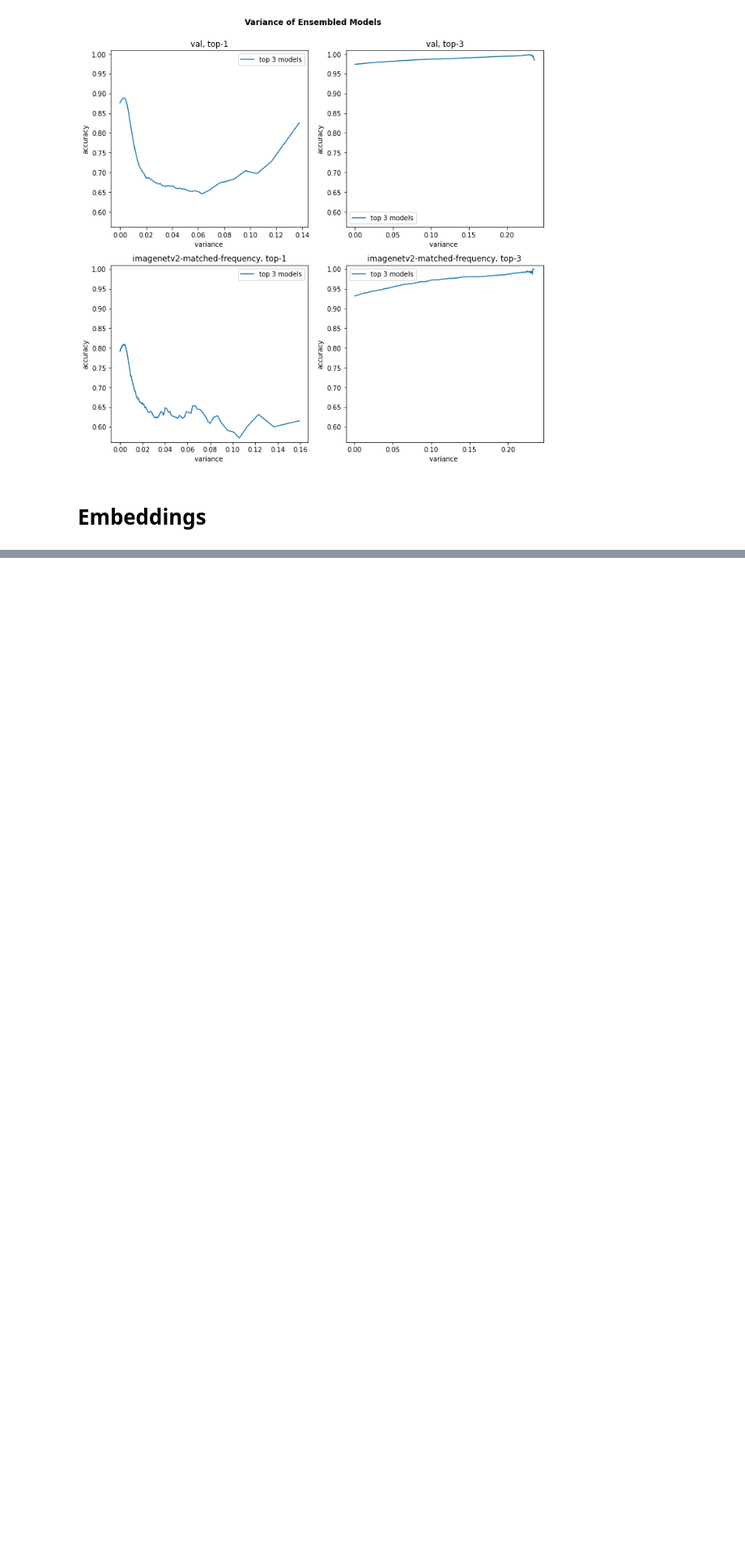
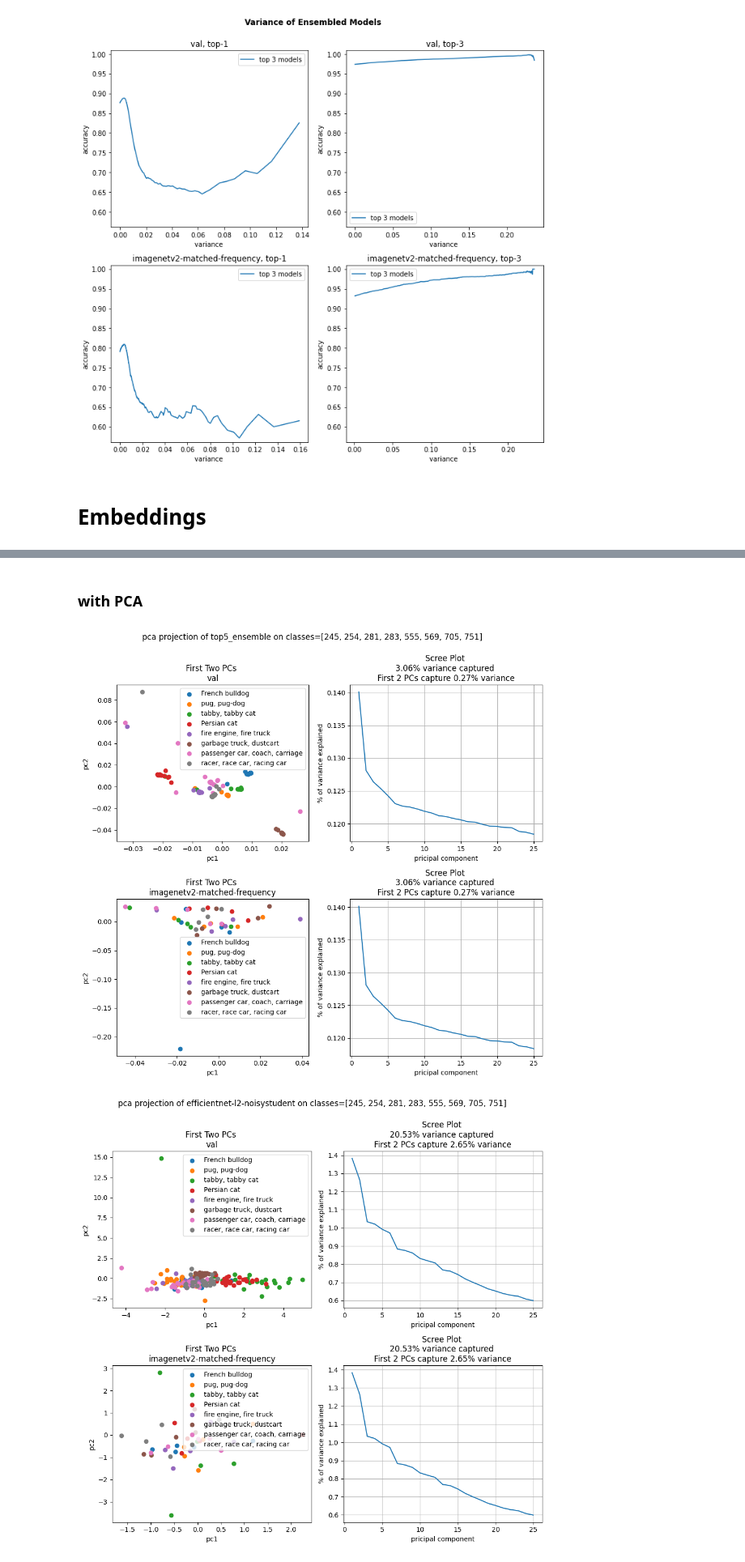
Before and after one commit to csinva/dnn-ensemble, a Jupyter notebook: analysis.ipynb, the cells around one changed output, grey strips where cells are left out. Shown at 81% size. Drawn from its saved outputs; the diff is of its cells as text; code cells hidden in the pictures; blank space fills up the shorter version.

Commit message:
svcca projections & improved PCA plots

```diff
--- a/analysis.ipynb
+++ b/analysis.ipynb
@@ -719,0 +668,6 @@ def plot_pca_get_outliers(model, classes):
+# %%
+def _ax_plot_helper(ax, x, y, title, xlabel, ylabel, label=''):
+    ax.plot(x, y, label=label)
+    ax.set_title(title)
+    ax.set_xlabel(xlabel)
+    ax.set_ylabel(ylabel)
@@ -720,6 +769,5 @@ def plot_pca_get_outliers(model, classes):
 # %%
 selected_classes = [245, 254, 281, 283, 555, 569, 705, 751]
-models = ['top5_ensemble', 'efficientnet-l2-noisystudent', 'vgg19']
-for model in models:
-    plot_pca_get_outliers(model, selected_classes)
+models = ['top5_ensemble', 'efficientnet-l2-noisystudent', 'FixResNeXt101_32x48d_v2', 'vgg19']
+print('selected classes:', [imagenet_dict[i] for i in selected_classes])
 # %% [output]
@@ -728,0 +775,8 @@ for model in models:
+# %% [markdown]
+### with PCA
+# %%
+for model in models:
+    outlier_map = plot_projection_get_outliers(model, selected_classes, outlier_method='IsolationForest', projection_method='pca', n_components=25)
+# %% [output]
+[figure, added]
+[figure, added]
```
Also changed, not shown: parts of 17 cells of this notebook, 18 other files.
